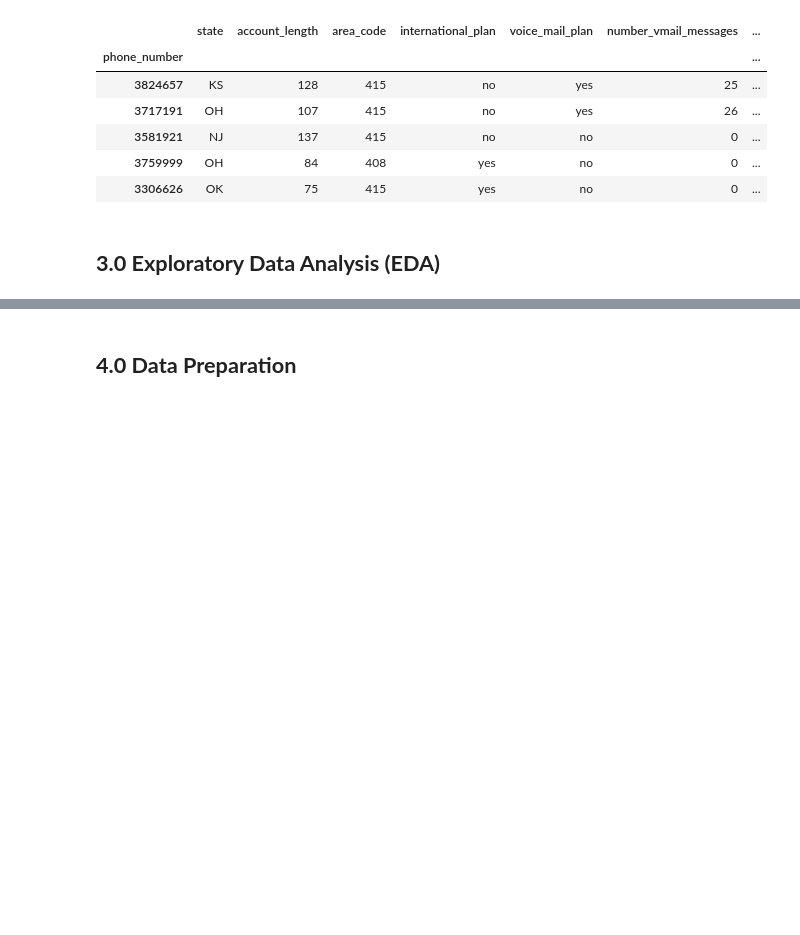
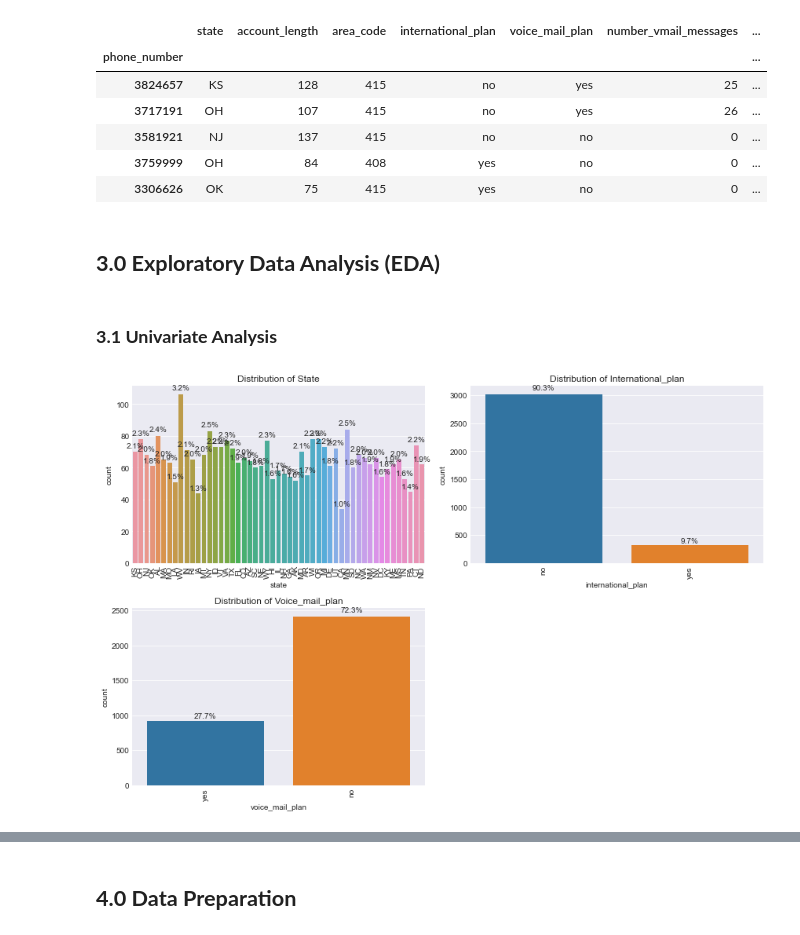
Before and after one commit to mayajbrio/SyriaTel-Customer-Churn-Prediction, a Jupyter notebook: dsc-phase3-project-notebook.ipynb, the cells around one changed output, grey strips where cells are left out. Saved outputs shown, nothing was run; the diff lists cells and outputs as text; code cells hidden in the pictures; blank space fills up the shorter version.

Commit message:
Performed univariate analysis

```diff
--- a/dsc-phase3-project-notebook.ipynb
+++ b/dsc-phase3-project-notebook.ipynb
@@ -246,3 +246,38 @@ telcom_data.head()
 | 3306626 | OK | 75 | 415 | yes | no | 0 | ... |
 # %% [markdown]
 ## **3.0 Exploratory Data Analysis (EDA)**
+# %% [markdown]
+### **3.1 Univariate Analysis**
+# %%
+# Identify numerical and categorical columns
+numerical_columns = telcom_data.select_dtypes(include=['number']).columns
+categorical_columns = telcom_data.select_dtypes(include=['object', 'category','bool']).columns
+categorical_columns = [col for col in categorical_columns if col != 'churn']
+# %%
+# Plot distributions for categorical columns
+num_plots = len(categorical_columns)
+num_cols = 2
+num_rows = (num_plots + 1) // num_cols
+
+plt.figure(figsize=(12, num_rows * 4))
+
+for i, column in enumerate(categorical_columns):
+    plt.subplot(num_rows, num_cols, i + 1)
+    ax = sns.countplot(data=telcom_data, x=column)
+    plt.title(f'Distribution of {column.capitalize()}')
+    plt.xticks(rotation=90)
+
+    # Calculate percentages and add text annotations
+    total = len(telcom_data)
+    for p in ax.patches:
+        height = p.get_height()
+        percentage = (height / total) * 100
+        ax.text(p.get_x() + p.get_width() / 2., height + 0.02 * height,
+                f'{percentage:.1f}%',
+                ha='center', va='bottom',
+                fontsize=10)
+
+plt.tight_layout()
+plt.show()
+# %% [output]
+[figure, added]
```
Also changed, not shown: parts of 8 cells of this notebook.
